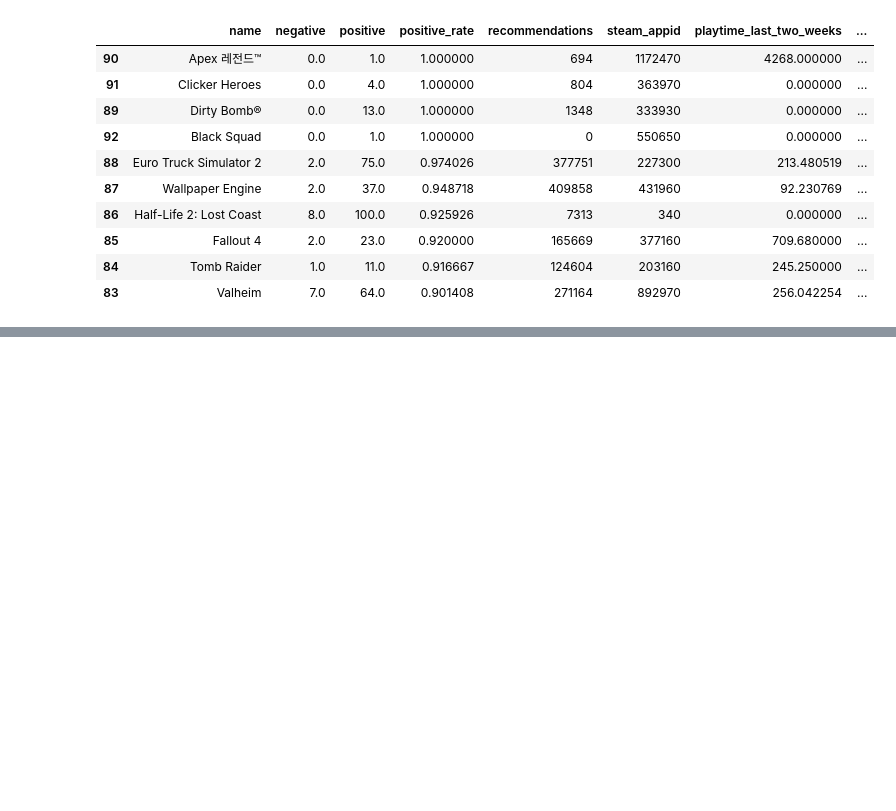
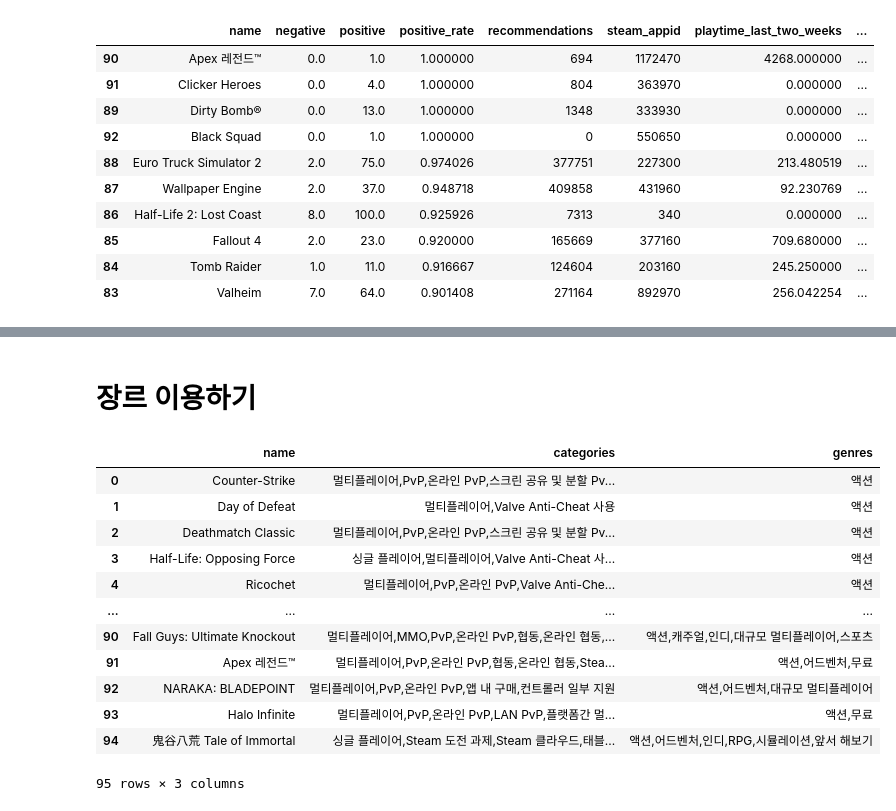
Before and after one commit to weejiwon-95/steamRecommendation, a Jupyter notebook: leanring/recommend.ipynb, the cells around one changed output, grey strips where cells are left out. Saved outputs shown, nothing was run; the diff lists cells and outputs as text; code cells hidden in the pictures; blank space fills up the shorter version.

```diff
--- a/leanring/recommend.ipynb
+++ b/leanring/recommend.ipynb
@@ -342,0 +339,18 @@ res[['name','playtime_last_two_weeks','playtime_forever']].sort_values(by=['play
+# %% [markdown]
+# 장르 이용하기
+# %%
+text_data
+# %% [output]
+|  | name | categories | genres |
+| 0 | Counter-Strike | 멀티플레이어,PvP,온라인 PvP,스크린 공유 및 분할 Pv... | 액션 |
+| 1 | Day of Defeat | 멀티플레이어,Valve Anti-Cheat 사용 | 액션 |
+| 2 | Deathmatch Classic | 멀티플레이어,PvP,온라인 PvP,스크린 공유 및 분할 Pv... | 액션 |
+| 3 | Half-Life: Opposing Force | 싱글 플레이어,멀티플레이어,Valve Anti-Cheat 사... | 액션 |
+| 4 | Ricochet | 멀티플레이어,PvP,온라인 PvP,Valve Anti-Che... | 액션 |
+| ... | ... | ... | ... |
+| 90 | Fall Guys: Ultimate Knockout | 멀티플레이어,MMO,PvP,온라인 PvP,협동,온라인 협동,... | 액션,캐주얼,인디,대규모 멀티플레이어,스포츠 |
+| 91 | Apex 레전드™ | 멀티플레이어,PvP,온라인 PvP,협동,온라인 협동,Stea... | 액션,어드벤처,무료 |
+| 92 | NARAKA: BLADEPOINT | 멀티플레이어,PvP,온라인 PvP,앱 내 구매,컨트롤러 일부 지원 | 액션,어드벤처,대규모 멀티플레이어 |
+| 93 | Halo Infinite | 멀티플레이어,PvP,온라인 PvP,LAN PvP,플랫폼간 멀... | 액션,무료 |
+| 94 | 鬼谷八荒 Tale of Immortal | 싱글 플레이어,Steam 도전 과제,Steam 클라우드,태블... | 액션,어드벤처,인디,RPG,시뮬레이션,앞서 해보기 |
+95 rows × 3 columns
```
Also changed, not shown: parts of 38 cells of this notebook.
